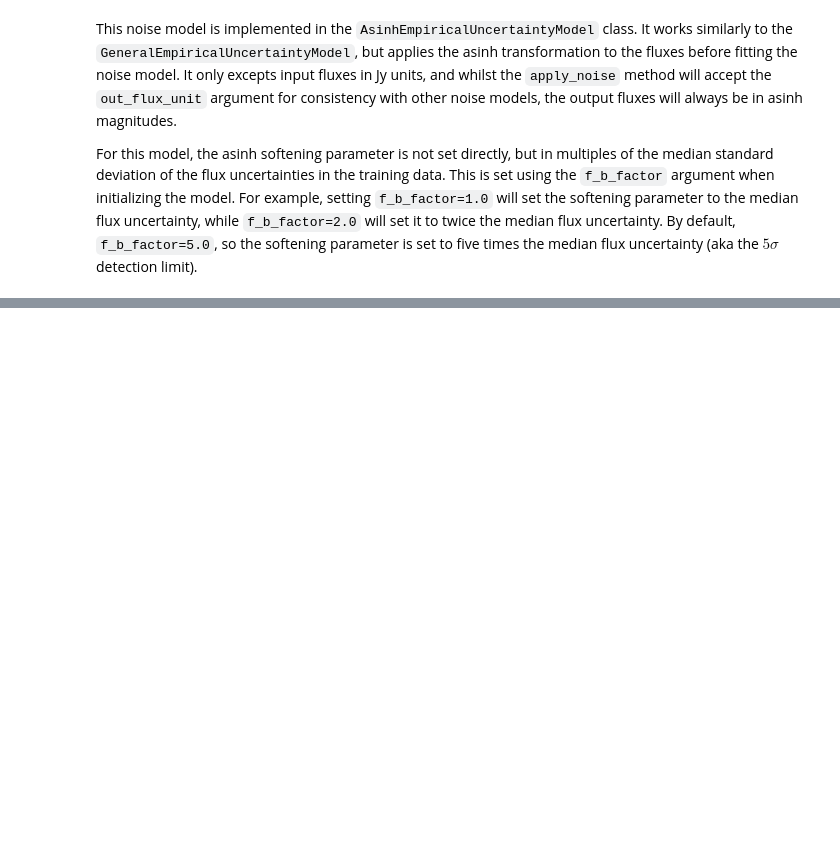
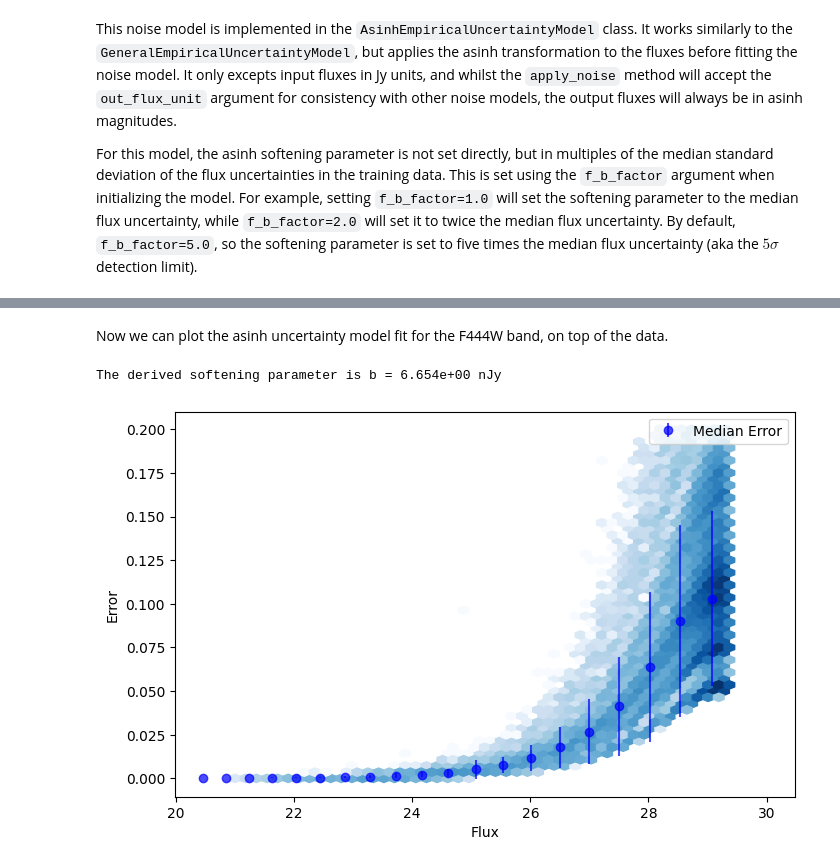
Before and after one commit to synthesizer-project/synference, a Jupyter notebook: docs/source/noise_modelling/noise_models.ipynb, the cells around one changed output, grey strips where cells are left out. Drawn from its saved outputs; the diff is of its cells as text; code cells hidden in the pictures; blank space fills up the shorter version.

Commit message:
Added real data noise example

```diff
--- a/docs/source/noise_modelling/noise_models.ipynb
+++ b/docs/source/noise_modelling/noise_models.ipynb
@@ -118,0 +184,20 @@ noise_model.plot()
+# %% [markdown]
+Now we can plot the asinh uncertainty model fit for the F444W band, on top of the data.
+# %%
+nm = AsinhEmpiricalUncertaintyModel(
+    observed_phot_jy=flux,
+    observed_phot_errors_jy=flux_err,
+)
+print(f'The derived softening parameter is b = {nm.b:.3e}')
+fig, ax = plt.subplots(figsize=(8, 5))
+
+true_f_asinh = f_jy_to_asinh(flux, f_b=nm.b)
+
+true_f_err_asinh = f_jy_err_to_asinh(flux, flux_err, f_b=nm.b)
+
+ax.hexbin(true_f_asinh, true_f_err_asinh, gridsize=50, cmap='Blues', mincnt=1, norm='log', extent=(21, 30, 0, 0.2))
+
+nm.plot(ax=ax)
+# %% [output]
+The derived softening parameter is b = 6.654e+00 nJy
+[figure, added]
```
Also changed, not shown: parts of 10 cells of this notebook, 2 other files.
